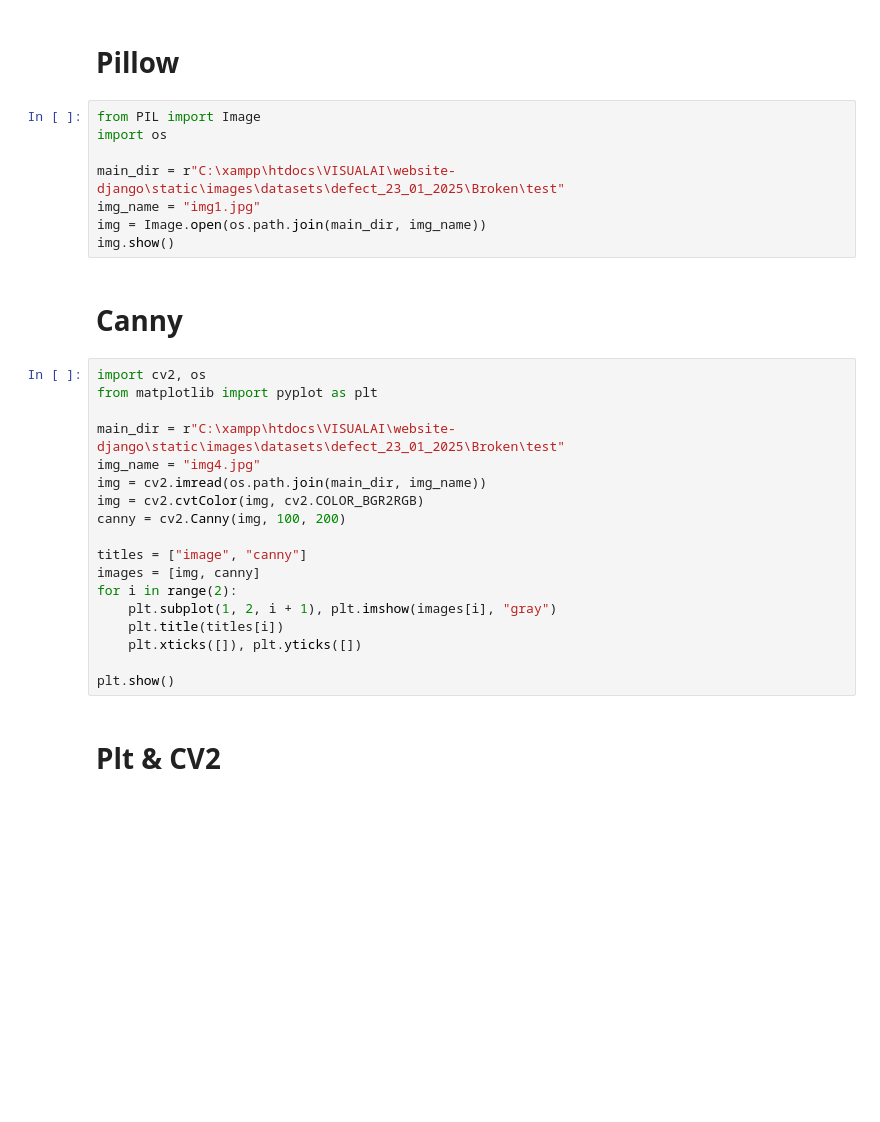
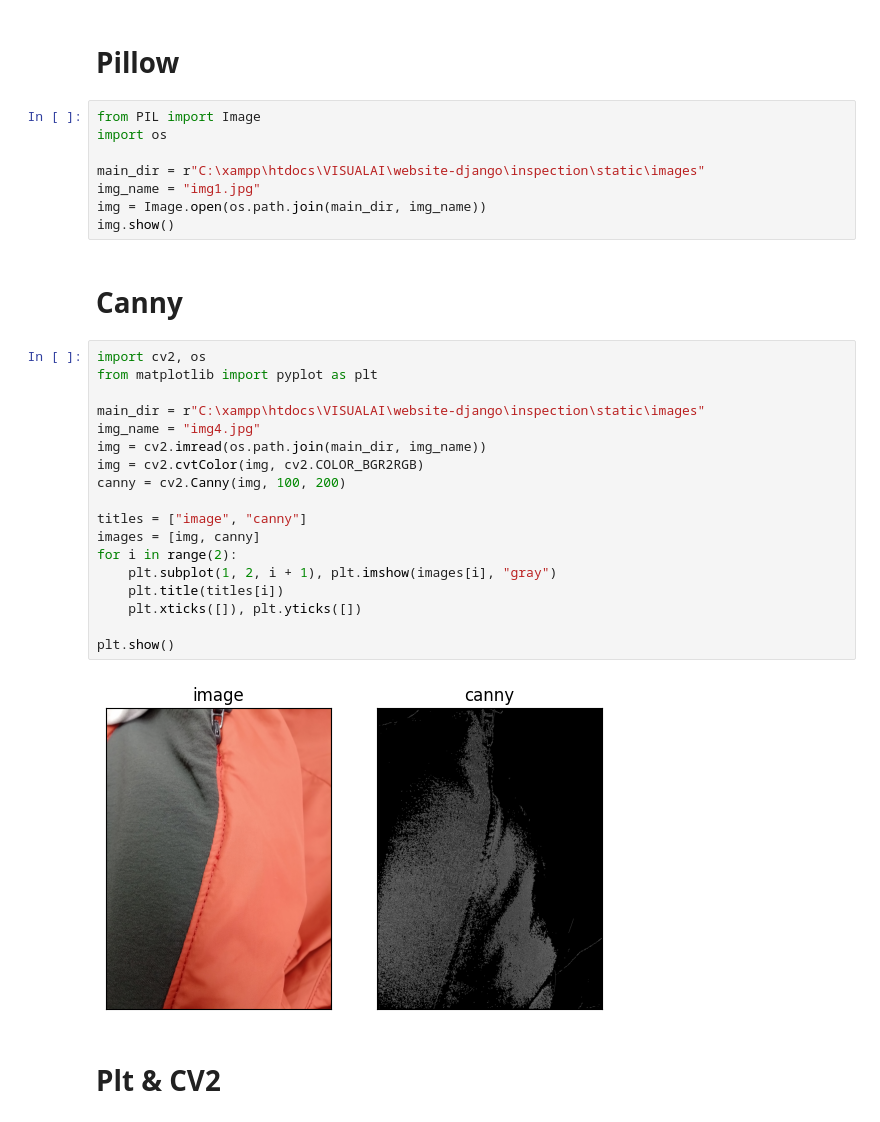
Before and after one commit to Troppo99/VISUALAI, a Jupyter notebook: website-django/inspection/src/dev/my_notebook.ipynb, the cells around one changed output. Cells and saved outputs as stored; diff of their text form; blank space fills up the shorter version.

```diff
--- a/website-django/inspection/src/dev/my_notebook.ipynb
+++ b/website-django/inspection/src/dev/my_notebook.ipynb
@@ -6,7 +6,7 @@
 from PIL import Image
 import os
 
-main_dir = r"C:\xampp\htdocs\VISUALAI\website-django\static\images\datasets\defect_23_01_2025\Broken\test"
+main_dir = r"C:\xampp\htdocs\VISUALAI\website-django\inspection\static\images"
 img_name = "img1.jpg"
 img = Image.open(os.path.join(main_dir, img_name))
 img.show()
@@ -15,21 +15,23 @@ img.show()
 # %%
 import cv2, os
 from matplotlib import pyplot as plt
 
-main_dir = r"C:\xampp\htdocs\VISUALAI\website-django\static\images\datasets\defect_23_01_2025\Broken\test"
+main_dir = r"C:\xampp\htdocs\VISUALAI\website-django\inspection\static\images"
 img_name = "img4.jpg"
 img = cv2.imread(os.path.join(main_dir, img_name))
 img = cv2.cvtColor(img, cv2.COLOR_BGR2RGB)
 canny = cv2.Canny(img, 100, 200)
 
 titles = ["image", "canny"]
 images = [img, canny]
 for i in range(2):
     plt.subplot(1, 2, i + 1), plt.imshow(images[i], "gray")
     plt.title(titles[i])
     plt.xticks([]), plt.yticks([])
 
 plt.show()
+# %% [output]
+[figure, added]
 # %% [markdown]
 # **Plt & CV2**
 # %%
```
Also changed, not shown: parts of 2 cells of this notebook, 1 other file.
